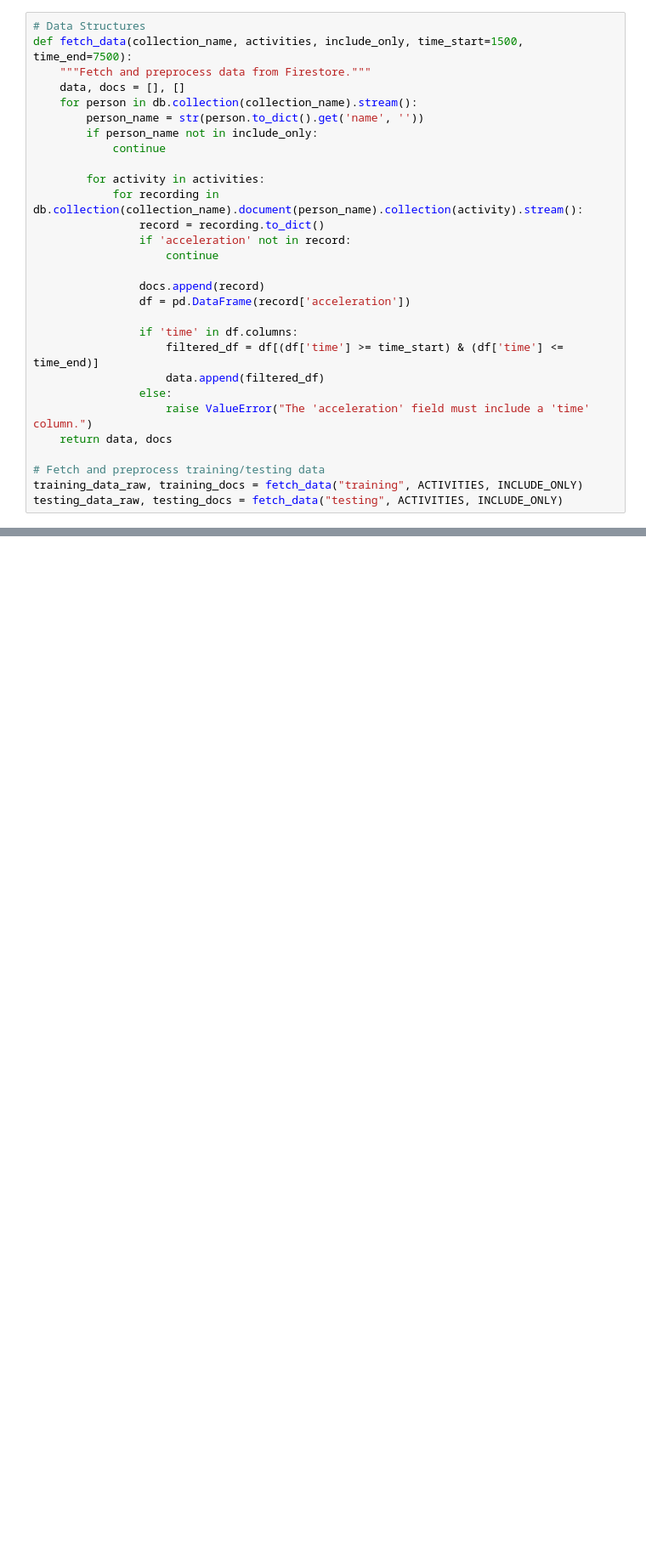
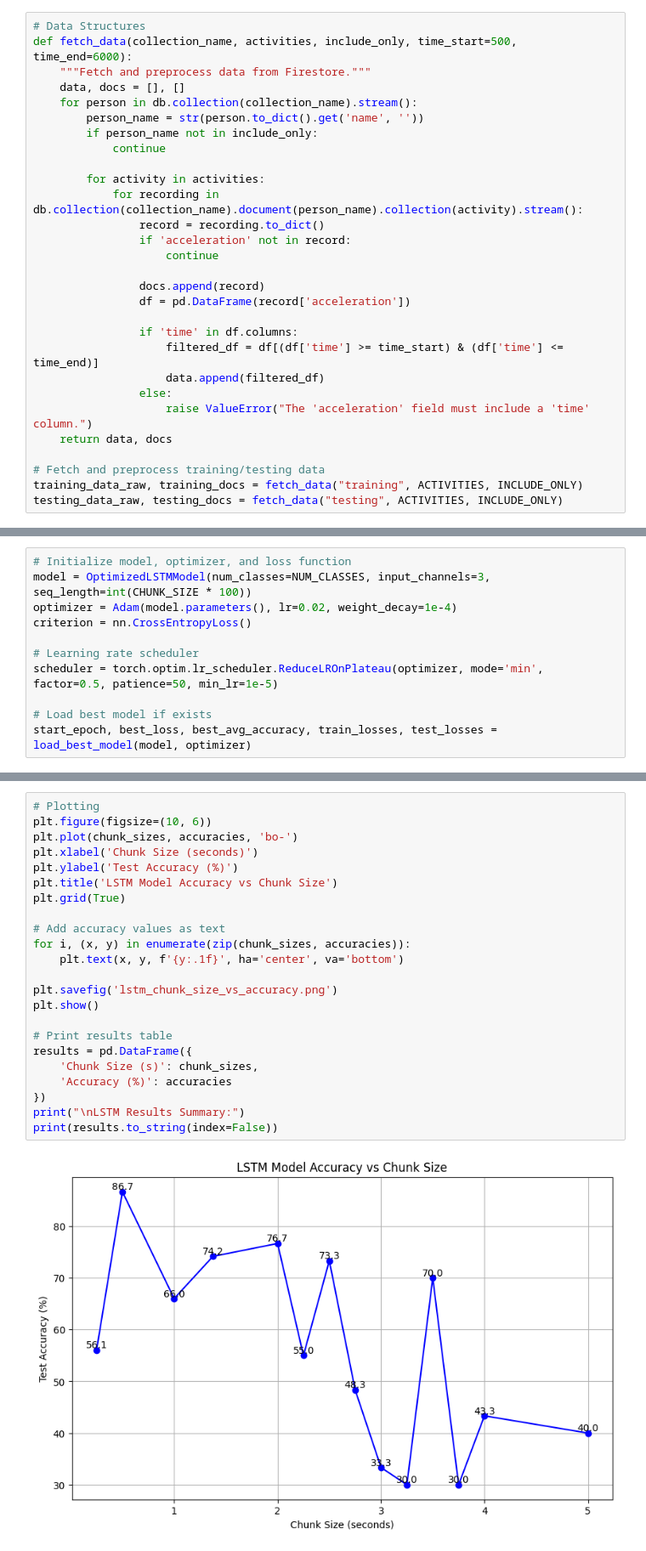
Before and after one commit to yuanhengm17/mgh-research-classification, a Jupyter notebook: LSTM.ipynb, the cells around one changed output, grey strips where cells are left out. Shown at 85% size. Saved outputs shown, nothing was run; the diff lists cells and outputs as text; blank space fills up the shorter version.

Commit message:
Add files via upload
chunk sizes and plot

```diff
--- a/LSTM.ipynb
+++ b/LSTM.ipynb
@@ -23,6 +30,6 @@ NUM_CLASSES = 4
 # %%
 # Data Structures
-def fetch_data(collection_name, activities, include_only, time_start=1500, time_end=7500):
+def fetch_data(collection_name, activities, include_only, time_start=500, time_end=6000):
     """Fetch and preprocess data from Firestore."""
     data, docs = [], []
     for person in db.collection(collection_name).stream():
@@ -186,0 +317,11 @@ plt.show()
+# %%
+# Initialize model, optimizer, and loss function
+model = OptimizedLSTMModel(num_classes=NUM_CLASSES, input_channels=3, seq_length=int(CHUNK_SIZE * 100))
+optimizer = Adam(model.parameters(), lr=0.02, weight_decay=1e-4)
+criterion = nn.CrossEntropyLoss()
+
+# Learning rate scheduler
+scheduler = torch.optim.lr_scheduler.ReduceLROnPlateau(optimizer, mode='min', factor=0.5, patience=50, min_lr=1e-5)
+
+# Load best model if exists
+start_epoch, best_loss, best_avg_accuracy, train_losses, test_losses = load_best_model(model, optimizer)
@@ -186,0 +414,25 @@ plt.show()
+# %%
+# Plotting
+plt.figure(figsize=(10, 6))
+plt.plot(chunk_sizes, accuracies, 'bo-')
+plt.xlabel('Chunk Size (seconds)')
+plt.ylabel('Test Accuracy (%)')
+plt.title('LSTM Model Accuracy vs Chunk Size')
+plt.grid(True)
+
+# Add accuracy values as text
+for i, (x, y) in enumerate(zip(chunk_sizes, accuracies)):
+    plt.text(x, y, f'{y:.1f}', ha='center', va='bottom')
+
+plt.savefig('lstm_chunk_size_vs_accuracy.png')
+plt.show()
+
+# Print results table
+results = pd.DataFrame({
+    'Chunk Size (s)': chunk_sizes,
+    'Accuracy (%)': accuracies
+})
+print("\nLSTM Results Summary:")
+print(results.to_string(index=False))
+# %% [output]
+[figure, added]
```
Also changed, not shown: parts of 17 cells of this notebook.
